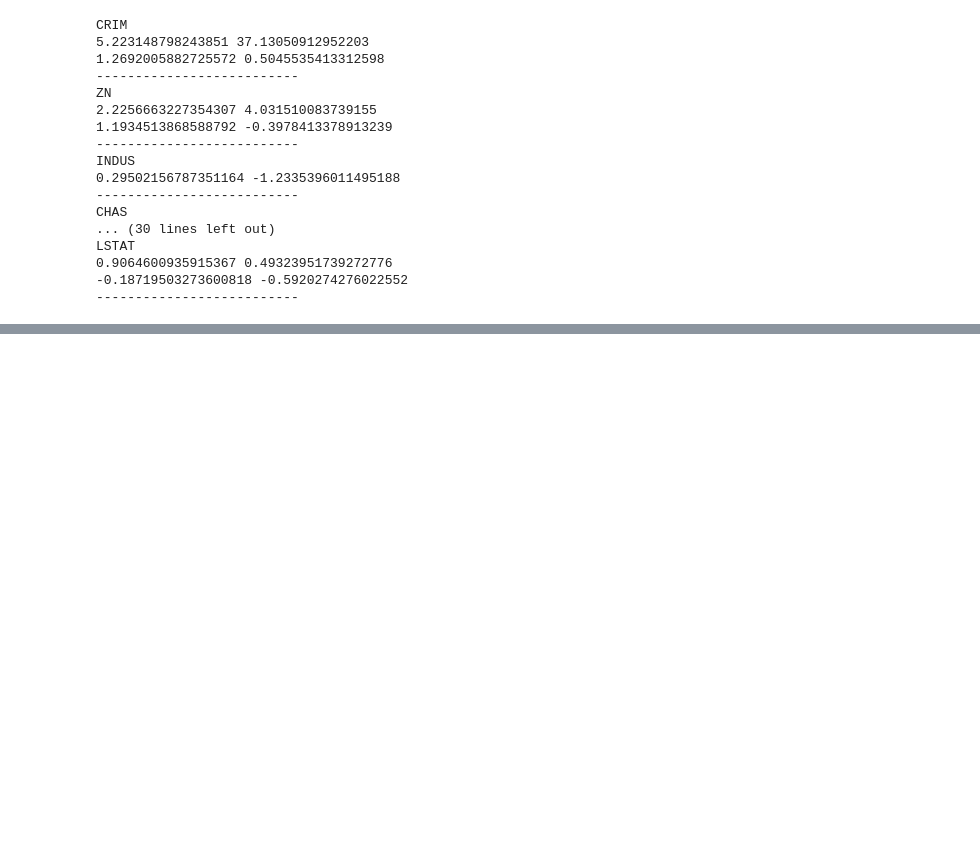
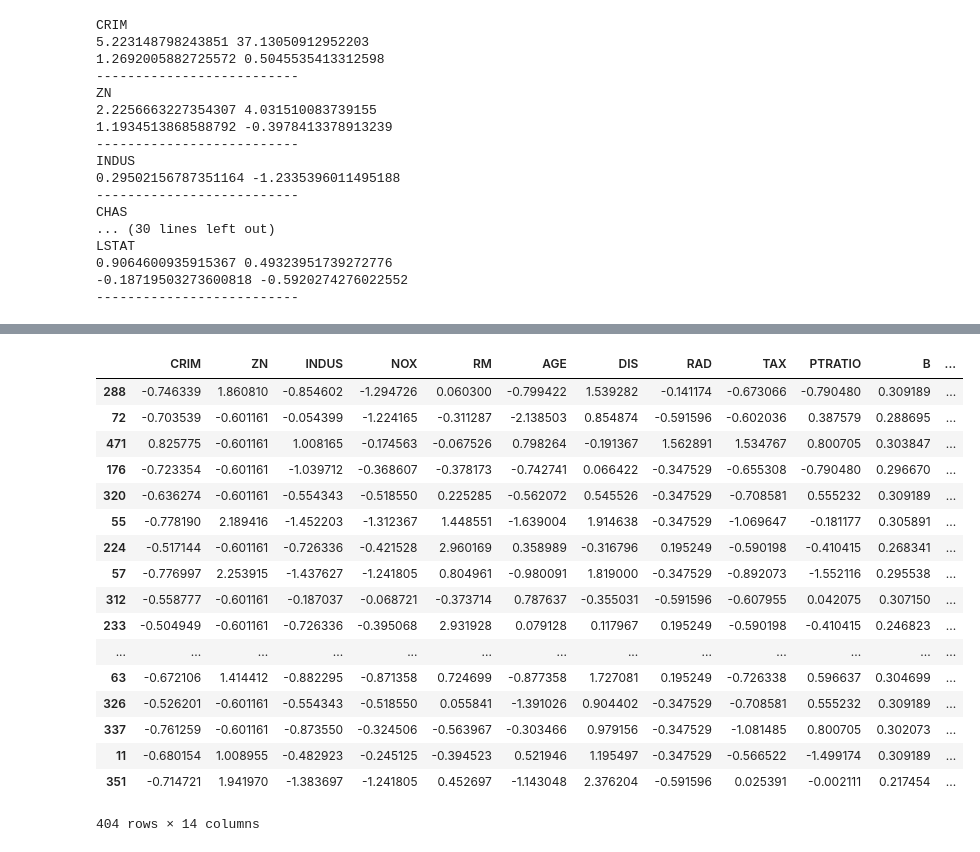
Before and after one commit to jk7g14/House-Price-Prediction, a Jupyter notebook: house-price-prediction-part2.ipynb, the cells around one changed output, grey strips where cells are left out. Saved outputs shown, nothing was run; the diff lists cells and outputs as text; code cells hidden in the pictures; blank space fills up the shorter version.

```diff
--- a/house-price-prediction-part2.ipynb
+++ b/house-price-prediction-part2.ipynb
@@ -88,0 +105,21 @@ pd.DataFrame
+# %%
+X_train
+# %% [output]
+|  | CRIM | ZN | INDUS | NOX | RM | AGE | DIS | RAD | TAX | PTRATIO | B | ... |
+| 288 | -0.746339 | 1.860810 | -0.854602 | -1.294726 | 0.060300 | -0.799422 | 1.539282 | -0.141174 | -0.673066 | -0.790480 | 0.309189 | ... |
+| 72 | -0.703539 | -0.601161 | -0.054399 | -1.224165 | -0.311287 | -2.138503 | 0.854874 | -0.591596 | -0.602036 | 0.387579 | 0.288695 | ... |
+| 471 | 0.825775 | -0.601161 | 1.008165 | -0.174563 | -0.067526 | 0.798264 | -0.191367 | 1.562891 | 1.534767 | 0.800705 | 0.303847 | ... |
+| 176 | -0.723354 | -0.601161 | -1.039712 | -0.368607 | -0.378173 | -0.742741 | 0.066422 | -0.347529 | -0.655308 | -0.790480 | 0.296670 | ... |
+| 320 | -0.636274 | -0.601161 | -0.554343 | -0.518550 | 0.225285 | -0.562072 | 0.545526 | -0.347529 | -0.708581 | 0.555232 | 0.309189 | ... |
+| 55 | -0.778190 | 2.189416 | -1.452203 | -1.312367 | 1.448551 | -1.639004 | 1.914638 | -0.347529 | -1.069647 | -0.181177 | 0.305891 | ... |
+| 224 | -0.517144 | -0.601161 | -0.726336 | -0.421528 | 2.960169 | 0.358989 | -0.316796 | 0.195249 | -0.590198 | -0.410415 | 0.268341 | ... |
+| 57 | -0.776997 | 2.253915 | -1.437627 | -1.241805 | 0.804961 | -0.980091 | 1.819000 | -0.347529 | -0.892073 | -1.552116 | 0.295538 | ... |
+| 312 | -0.558777 | -0.601161 | -0.187037 | -0.068721 | -0.373714 | 0.787637 | -0.355031 | -0.591596 | -0.607955 | 0.042075 | 0.307150 | ... |
+| 233 | -0.504949 | -0.601161 | -0.726336 | -0.395068 | 2.931928 | 0.079128 | 0.117967 | 0.195249 | -0.590198 | -0.410415 | 0.246823 | ... |
+| ... | ... | ... | ... | ... | ... | ... | ... | ... | ... | ... | ... | ... |
+| 63 | -0.672106 | 1.414412 | -0.882295 | -0.871358 | 0.724699 | -0.877358 | 1.727081 | 0.195249 | -0.726338 | 0.596637 | 0.304699 | ... |
+| 326 | -0.526201 | -0.601161 | -0.554343 | -0.518550 | 0.055841 | -1.391026 | 0.904402 | -0.347529 | -0.708581 | 0.555232 | 0.309189 | ... |
+| 337 | -0.761259 | -0.601161 | -0.873550 | -0.324506 | -0.563967 | -0.303466 | 0.979156 | -0.347529 | -1.081485 | 0.800705 | 0.302073 | ... |
+| 11 | -0.680154 | 1.008955 | -0.482923 | -0.245125 | -0.394523 | 0.521946 | 1.195497 | -0.347529 | -0.566522 | -1.499174 | 0.309189 | ... |
+| 351 | -0.714721 | 1.941970 | -1.383697 | -1.241805 | 0.452697 | -1.143048 | 2.376204 | -0.591596 | 0.025391 | -0.002111 | 0.217454 | ... |
+404 rows × 14 columns
```
Also changed, not shown: parts of 13 cells of this notebook, 1 other file.
